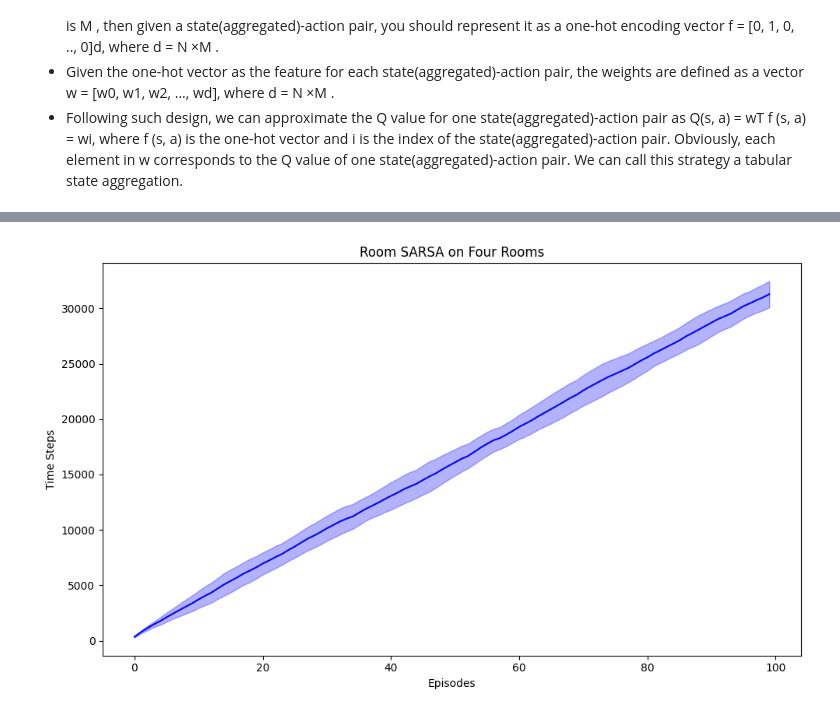
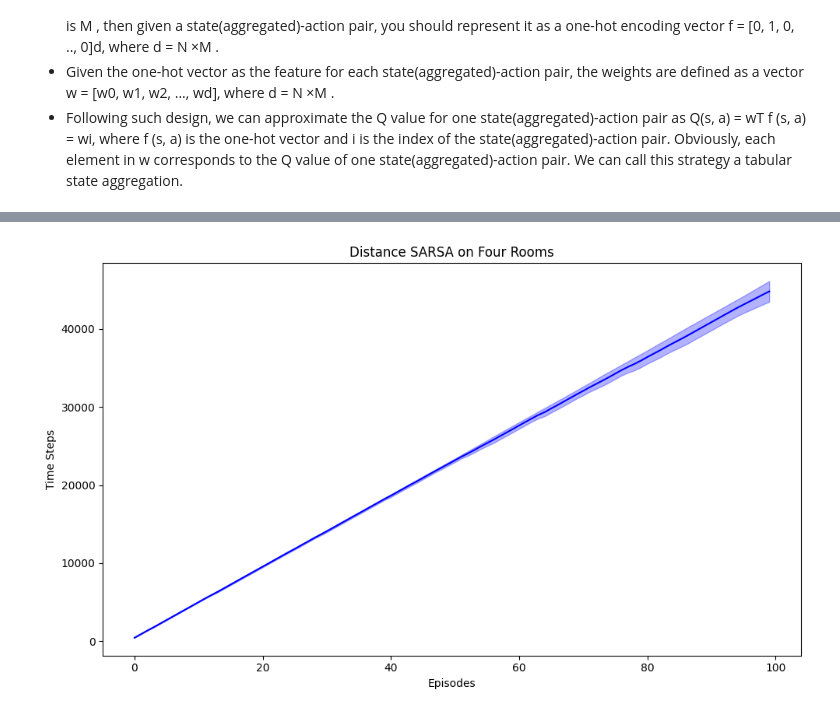
Before and after one commit to coltrho24/CS5180-Reinforcement-Learning, a Jupyter notebook: ex6/ex6.ipynb, the cells around one changed output, grey strips where cells are left out. Cells and saved outputs as stored; diff of their text form; code cells hidden in the pictures.

```diff
--- a/ex6/ex6.ipynb
+++ b/ex6/ex6.ipynb
@@ -130,15 +162,21 @@ class SemiGradient_SARSA:
 
         self.state_num = len(self.env.state_space)
         self.action_num = len(self.env.action_space.keys())
-        self.weight = np.random.uniform(-0.01, 0.01, self.state_num * self.action_num)
+        self.weight = np.random.uniform(-0.01, 0.01, (self.action_num, 4))
+        self.dist_matrix = env.compute_distance_matrix()
 
-    def feature(self, s, a):
-        f = np.zeros(self.state_num * self.action_num)
-        f[s * self.action_num + a] = 1
-        return f
+    def feature(self, s):
+        x, y = self.env.state_space[s]  # get the (x,y) coords from the state index
+
+        goal = self.env.state_space.index(self.env.goal_state)
+        d = self.dist_matrix[s, goal]
+
+        return np.array([d, x, y**2, 1])
+        # return np.array([x/10, (y/10)**2, 1])
+        # return np.array([x, y**2, 1])
 
     def q_hat(self, s, a):
-        q_hat = np.dot(self.weight, self.feature(s, a))
+        q_hat = np.dot(self.weight[a], self.feature(s))
         return q_hat
 
     def behavior_policy(self, s):
@@ -148,10 +186,10 @@ class SemiGradient_SARSA:
             return np.argmax([self.q_hat(s, a) for a in range(self.action_num)])
 
     def terminal(self, r, s, a):
-        self.weight = self.weight + self.alpha * (r - self.q_hat(s, a)) * self.feature(s, a)
+        self.weight[a] = self.weight[a] + self.alpha * (r - self.q_hat(s, a)) * self.feature(s)
 
     def update(self, r, a, s, a_prime, s_prime):
-        self.weight = self.weight + self.alpha * (r + self.gamma * self.q_hat(s_prime, a_prime) - self.q_hat(s, a)) * self.feature(s, a)
+        self.weight[a] = self.weight[a] + self.alpha * (r + self.gamma * self.q_hat(s_prime, a_prime) - self.q_hat(s, a)) * self.feature(s)
 
     def rollout(self):
         state, reward, terminated = self.env.reset()
@@ -170,6 +208,7 @@ class SemiGradient_SARSA:
                 state = s_prime
                 action = a_prime
             t += 1
+            # print(self.weight)  # add this at the end before return
         return t
 
     def run(self):
@@ -220,33 +302,33 @@ class RoomSARSA(SemiGradient_SARSA):
 # %%
 def run_semi_gradient_sarsa():
     epsilon = 0.1
-    alpha = 0.5
+    alpha = 0.00001
     gamma = 1.0
     timeout = 459
     trial_num = 10
 
     results_list = []
     for _ in range(trial_num):
         env = FourRooms()
-        controller = RoomSARSA(env, gamma, alpha, epsilon)
+        controller = SemiGradient_SARSA(env, gamma, alpha, epsilon)
         steps = controller.run()
         results_list.append(steps)
 
     results_array = np.array(results_list)
     mean_arr = np.nanmean(results_array, axis=0)
     err = 1.96 * np.nanstd(results_array, axis=0) / np.sqrt(trial_num)
 
     plt.figure(figsize=(10, 6))
     plt.plot(range(100), mean_arr, color='b')
     plt.fill_between(range(100), mean_arr - err, mean_arr + err, alpha=0.3, color='b')
     plt.xlabel('Episodes')
     plt.ylabel('Time Steps')
-    plt.title('Room SARSA on Four Rooms')
+    plt.title('Distance SARSA on Four Rooms')
     plt.tight_layout()
-    plt.savefig('RoomSARSA.png', dpi=150, bbox_inches='tight')
+    plt.savefig('Distance SARSA.png', dpi=150, bbox_inches='tight')
     plt.show()
     plt.show()
 
 run_semi_gradient_sarsa()
 # %% [output]
-[figure, old version]
+[figure, new version]
```
Also changed, not shown: parts of 6 cells of this notebook, 3 other files.
